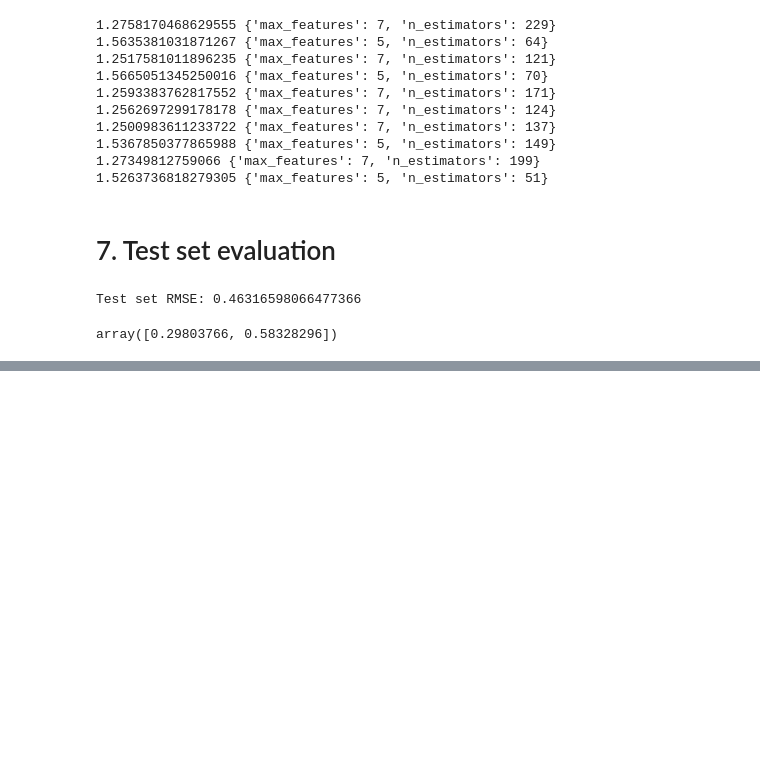
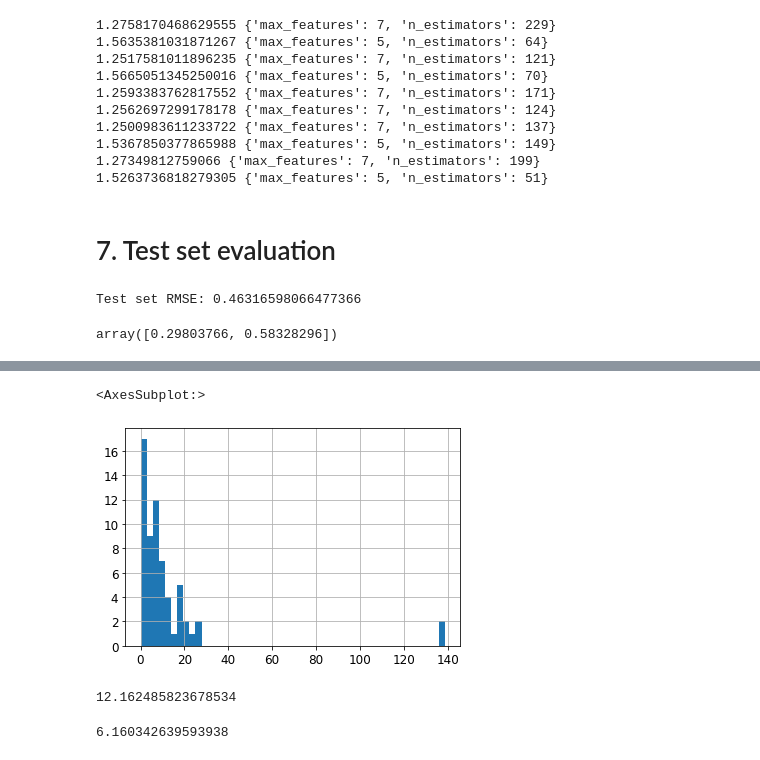
Before and after one commit to dujest/yacht-resistance, a Jupyter notebook: yacht_resistance_prediction.ipynb, the cells around one changed output, grey strips where cells are left out. Drawn from its saved outputs; the diff is of its cells as text; code cells hidden in the pictures; blank space fills up the shorter version.

Commit message:
error table added

```diff
--- a/yacht_resistance_prediction.ipynb
+++ b/yacht_resistance_prediction.ipynb
@@ -747,3 +747,5 @@ np.sqrt(stats.t.interval(confidence, len(squared_errors) - 1,
                          scale=stats.sem(squared_errors)))
 # %% [output]
 array([0.29803766, 0.58328296])
+# %%
+error_percentage = (abs(y_test - final_predictions) * 100 )/y_test
@@ -749,0 +782,13 @@ array([0.29803766, 0.58328296])
+# %%
+error_percentage.hist(bins=50)
+# %% [output]
+<AxesSubplot:>
+[figure, added]
+# %%
+error_percentage.mean()
+# %% [output]
+12.162485823678534
+# %%
+error_percentage.median()
+# %% [output]
+6.160342639593938
```
Also changed, not shown: parts of 6 cells of this notebook.
